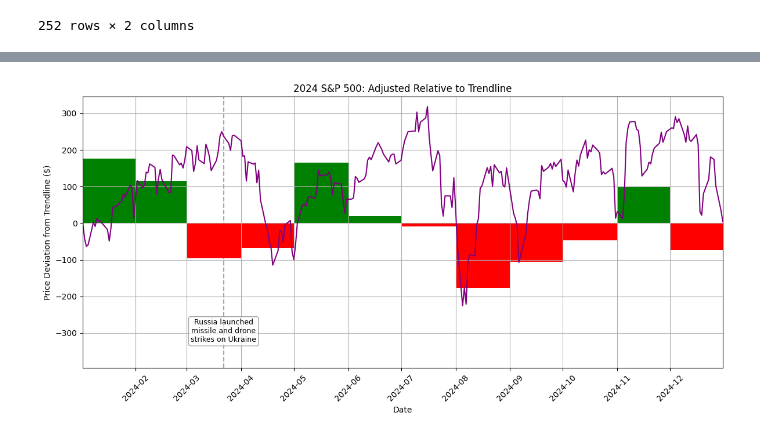
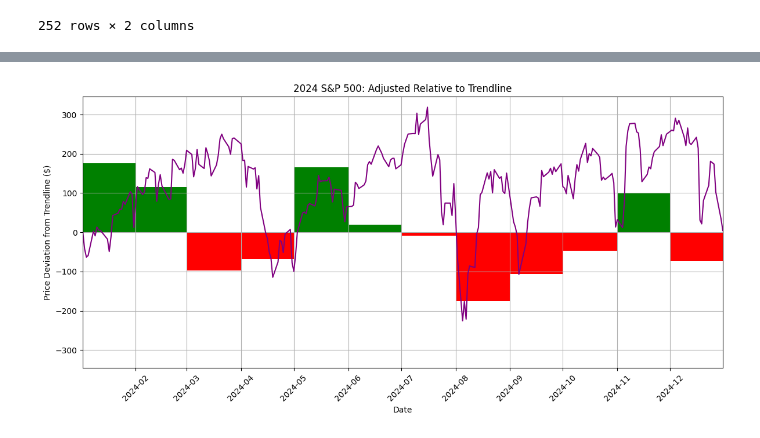
Before and after one commit to uparkh/news-stock-predictions, a Jupyter notebook: uparekh2-reddit/4_graph-creation.ipynb, the cells around one changed output, grey strips where cells are left out. Drawn from its saved outputs; the diff is of its cells as text; code cells hidden in the pictures.

Commit message:
no more annotations

```diff
--- a/uparekh2-reddit/4_graph-creation.ipynb
+++ b/uparekh2-reddit/4_graph-creation.ipynb
@@ -75,41 +50,25 @@ annotations = [
 # %%
 plt.figure(figsize=(12, 6))
 # plt.plot(sdf_2024['Date'], sdf_2024['Close/Last'], linestyle=':', color='b', label='Close/Last')
 # plt.plot(sdf_2024['Date'], sdf_2024['Baseline'], linestyle='--', color='orange', label='Baseline')
 plt.plot(sdf_2024['Date'], sdf_2024['Deviation'], linestyle='-', color='purple', label='Deviation')
 mag = sdf_2024['Deviation'].max()
 mag += mag / 12
-ymin, ymax = -mag - 50, mag
 
 colors = ['green' if val > 0 else 'red' for val in mo_idf_standardized]
 widths = [delta.days for delta in (mo_idf_standardized.index[1:] - mo_idf_standardized.index[:-1])] + [31]
 plt.bar(mo_idf_standardized.index, mo_idf_standardized * (mag / 3), color=colors, width=widths, align='edge')
-
-for date, text in annotations:
-    annotation_date_num = datetime.strptime(date, '%Y-%m-%d')
-    plt.axvline(x=annotation_date_num, color='gray', linestyle='--', alpha=0.7, zorder=0)
-
-    wrapped_text = textwrap.fill(text, width=20)
-
-    plt.annotate(wrapped_text,
-                xy=(annotation_date_num, 0),
-                xytext=(annotation_date_num, ymin + 100),
-                ha='center',
-                va='center',
-                fontsize=9,
-                color='black',
-                bbox=dict(boxstyle="round,pad=0.3", fc="white", ec="gray", alpha=0.7))
 
 plt.title('2024 S&P 500: Adjusted Relative to Trendline')
 plt.xlabel('Date')
 plt.ylabel('Price Deviation from Trendline ($)')
 plt.grid(True)
 plt.xticks(rotation=45)
 
-plt.ylim(ymin, ymax)
+plt.ylim(-mag, mag)
 
 plt.xlim(sdf_2024['Date'].iloc[0], sdf_2024['Date'].iloc[-1])
 plt.tight_layout()
 plt.show()
 # %% [output]
-[figure, old version]
+[figure, new version]
```
Also changed, not shown: parts of 3 cells of this notebook.
